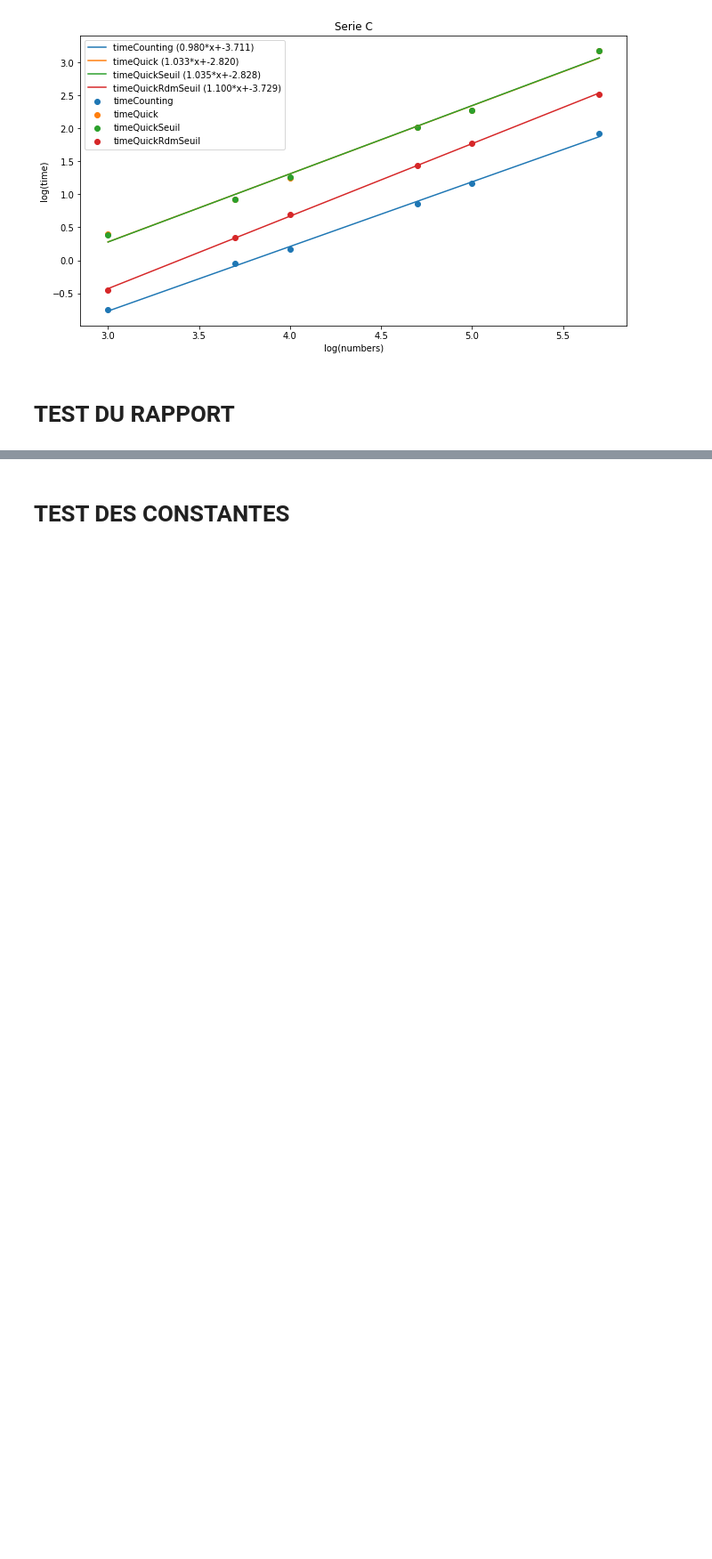
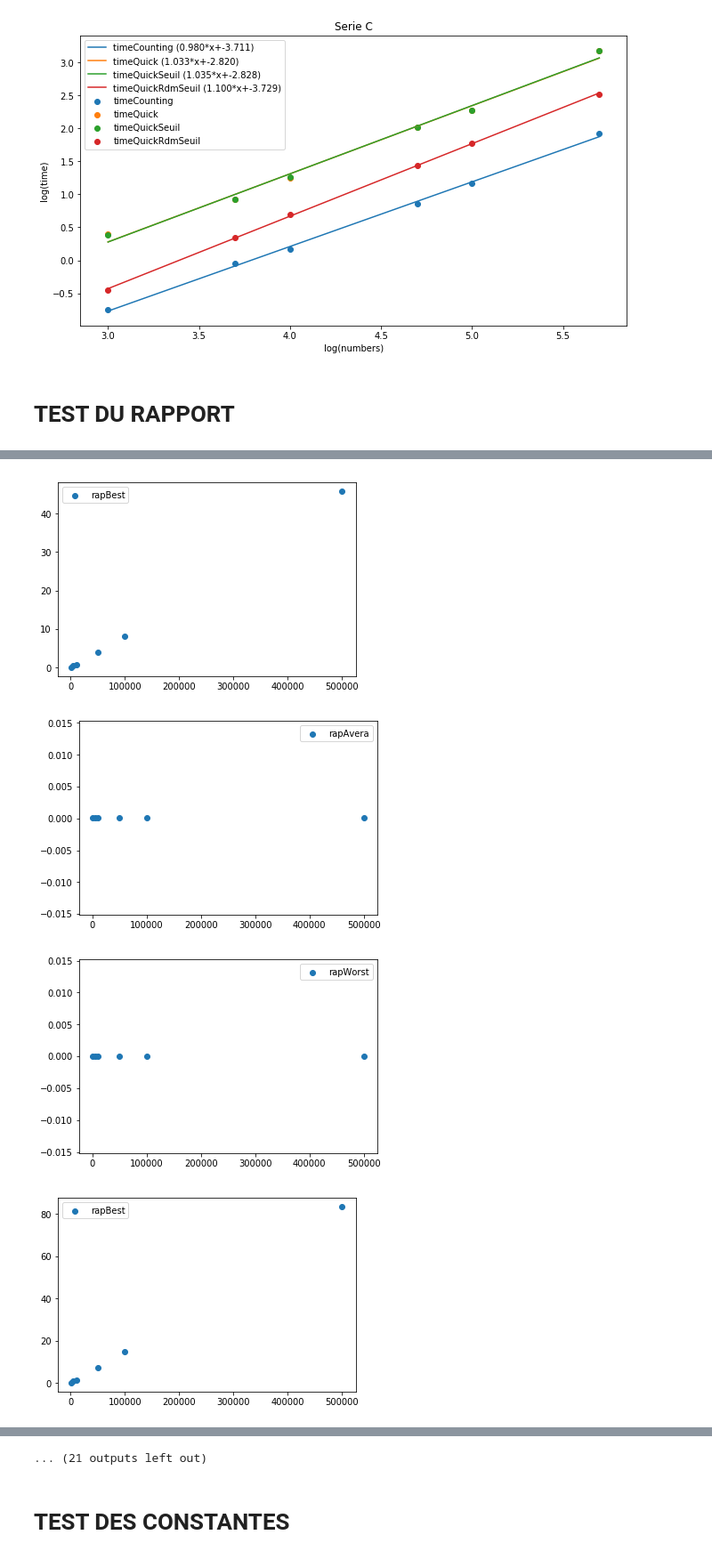
Before and after one commit to FabriceCh/inf8775, a Jupyter notebook: tp1/tp1-H19/comparaisons.ipynb, the cells around one changed output, grey strips where cells are left out. Shown: that part at 89% size. Saved outputs shown, nothing was run; the diff lists cells and outputs as text; code cells hidden in the pictures; blank space fills up the shorter version.

```diff
--- a/tp1/tp1-H19/comparaisons.ipynb
+++ b/tp1/tp1-H19/comparaisons.ipynb
@@ -494,0 +575,23 @@ serieA
+# %%
+rapQuickB         = serieB.loc[:,["numbers", "timeQuick"]]
+rapQuickSeuilB    = serieB.loc[:,["numbers", "timeQuickSeuil"]]
+rapQuickRdmSeuilB = serieB.loc[:,["numbers", "timeQuickRdmSeuil"]]
+
+rapQuickB["times"] = rapQuickB["timeQuick"]
+rapQuickSeuilB["times"] = rapQuickSeuilB["timeQuickSeuil"]
+rapQuickRdmSeuilB["times"] = rapQuickRdmSeuilB["timeQuickRdmSeuil"]
+# %%
+rapCountingC      = serieC.loc[:,["numbers", "timeCounting"]]
+rapQuickC         = serieC.loc[:,["numbers", "timeQuick"]]
+rapQuickSeuilC    = serieC.loc[:,["numbers", "timeQuickSeuil"]]
+rapQuickRdmSeuilC = serieC.loc[:,["numbers", "timeQuickRdmSeuil"]]
+
+rapCountingC["times"] = rapCountingC["timeCounting"]
+rapQuickC["times"] = rapQuickC["timeQuick"]
+rapQuickSeuilC["times"] = rapQuickSeuilC["timeQuickSeuil"]
+rapQuickRdmSeuilC["times"] = rapQuickRdmSeuilC["timeQuickRdmSeuil"]
+# %%
+countingRaps = [rapCountingA, rapCountingC]
+quickRaps = [rapQuickA, rapQuickB, rapQuickC,
+            rapQuickSeuilA, rapQuickSeuilB, rapQuickSeuilC,
+            rapQuickRdmSeuilA, rapQuickRdmSeuilB, rapQuickRdmSeuilC]
@@ -494,0 +613,22 @@ serieA
+# %%
+rapdfs = countingRaps + quickRaps
+
+def plotSingleRap(rapdf, y):
+    f, ax = plt.subplots(1)
+    ax.scatter(rapdf["numbers"], rapdf[y])
+    ax.legend()
+    #ax.set_ylim(ymin=0)
+    plt.show()
+
+def plotRap(rapdf):
+    plotSingleRap(rapdf, "rapBest")
+    plotSingleRap(rapdf, "rapAvera")
+    plotSingleRap(rapdf, "rapWorst")
+
+for rapdf in rapdfs:
+    plotRap(rapdf)
+# %% [output]
+[figure, added]
+[figure, added]
+[figure, added]
+[figure, added]
@@ -495,2 +643,3 @@ serieA
+... (21 outputs left out)
 # %% [markdown]
 # TEST DES CONSTANTES
```
Also changed, not shown: parts of 23 cells of this notebook.
